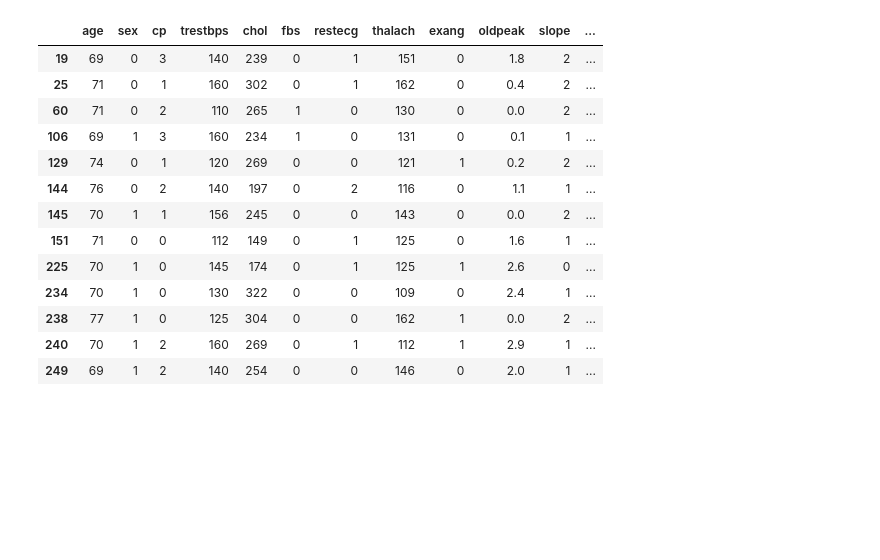
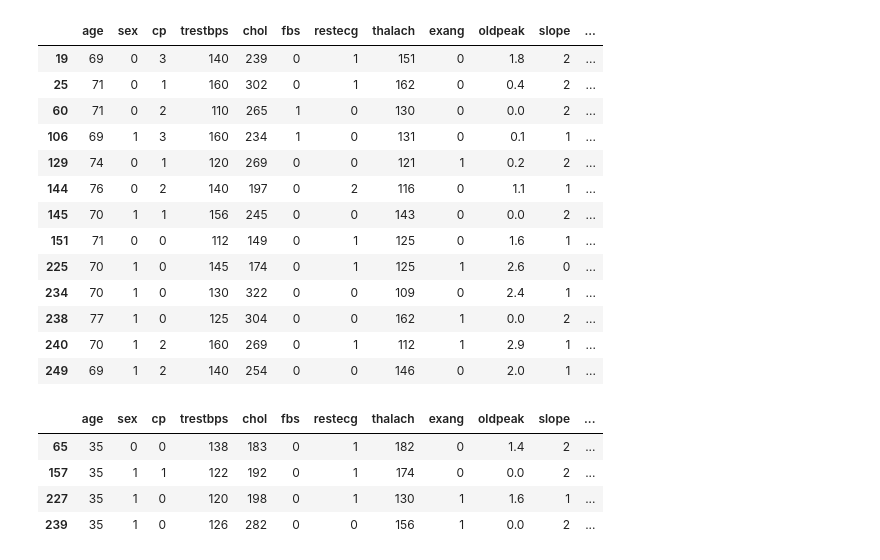
Before and after one commit to Numanur/data-science-ml, a Jupyter notebook: pandas_basic.ipynb, the cells around one changed output. Cells and saved outputs as stored; diff of their text form; code cells hidden in the pictures; blank space fills up the shorter version.

```diff
--- a/pandas_basic.ipynb
+++ b/pandas_basic.ipynb
@@ -318,3 +318,11 @@ df[df["age"] > 68]
 | 238 | 77 | 1 | 0 | 125 | 304 | 0 | 0 | 162 | 1 | 0.0 | 2 | ... |
 | 240 | 70 | 1 | 2 | 160 | 269 | 0 | 1 | 112 | 1 | 2.9 | 1 | ... |
 | 249 | 69 | 1 | 2 | 140 | 254 | 0 | 0 | 146 | 0 | 2.0 | 1 | ... |
+# %%
+df[df["age"] == 35]
+# %% [output]
+|  | age | sex | cp | trestbps | chol | fbs | restecg | thalach | exang | oldpeak | slope | ... |
+| 65 | 35 | 0 | 0 | 138 | 183 | 0 | 1 | 182 | 0 | 1.4 | 2 | ... |
+| 157 | 35 | 1 | 1 | 122 | 192 | 0 | 1 | 174 | 0 | 0.0 | 2 | ... |
+| 227 | 35 | 1 | 0 | 120 | 198 | 0 | 1 | 130 | 1 | 1.6 | 1 | ... |
+| 239 | 35 | 1 | 0 | 126 | 282 | 0 | 0 | 156 | 1 | 0.0 | 2 | ... |
```
Also changed, not shown: parts of 1 cell of this notebook.
